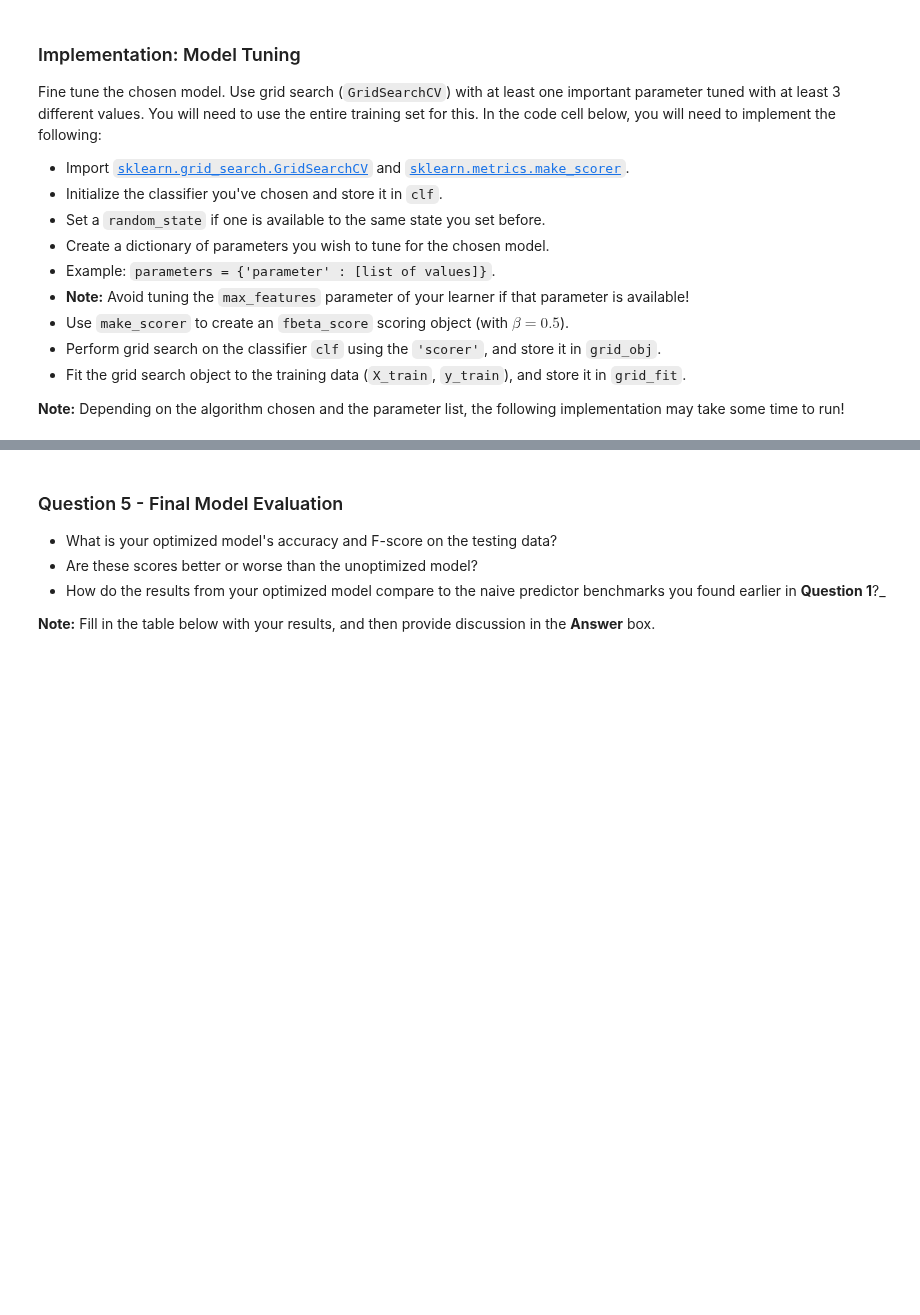
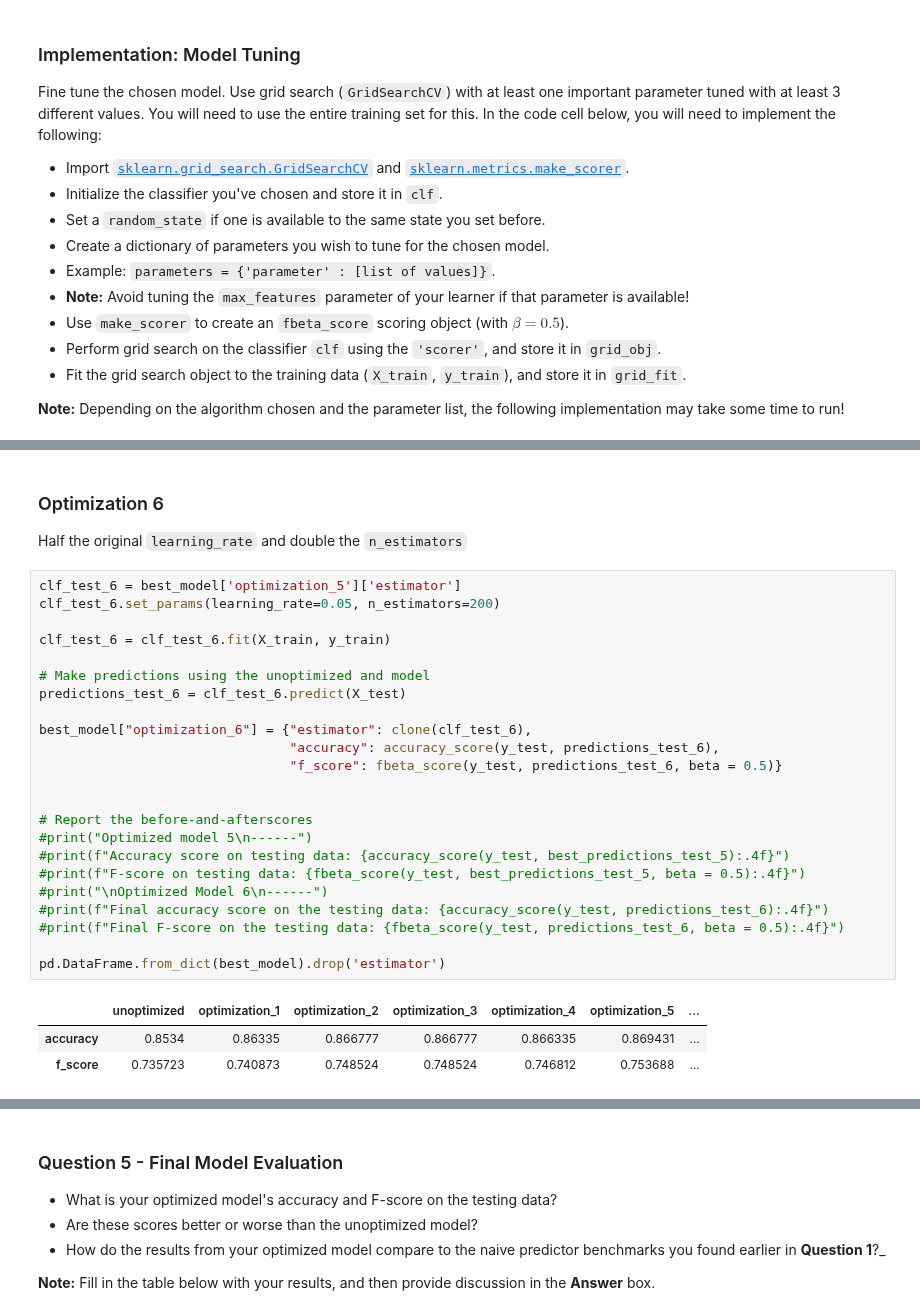
Before and after one commit to raduenuca/finding_donors, a Jupyter notebook: finding_donors.ipynb, the cells around one changed output, grey strips where cells are left out. Saved outputs shown, nothing was run; the diff lists cells and outputs as text; blank space fills up the shorter version.

````diff
--- a/finding_donors.ipynb
+++ b/finding_donors.ipynb
@@ -516,0 +739,30 @@ print(f"Final F-score on the testing data: {fbeta_score(y_test, best_predictions
+# %% [markdown]
+### Optimization 6
+Half the original ```learning_rate``` and double the ```n_estimators```
+# %%
+clf_test_6 = best_model['optimization_5']['estimator']
+clf_test_6.set_params(learning_rate=0.05, n_estimators=200)
+
+clf_test_6 = clf_test_6.fit(X_train, y_train)
+
+# Make predictions using the unoptimized and model
+predictions_test_6 = clf_test_6.predict(X_test)
+
+best_model["optimization_6"] = {"estimator": clone(clf_test_6),
+                                "accuracy": accuracy_score(y_test, predictions_test_6),
+                                "f_score": fbeta_score(y_test, predictions_test_6, beta = 0.5)}
+
+
+# Report the before-and-afterscores
+#print("Optimized model 5\n------")
+#print(f"Accuracy score on testing data: {accuracy_score(y_test, best_predictions_test_5):.4f}")
+#print(f"F-score on testing data: {fbeta_score(y_test, best_predictions_test_5, beta = 0.5):.4f}")
+#print("\nOptimized Model 6\n------")
+#print(f"Final accuracy score on the testing data: {accuracy_score(y_test, predictions_test_6):.4f}")
+#print(f"Final F-score on the testing data: {fbeta_score(y_test, predictions_test_6, beta = 0.5):.4f}")
+
+pd.DataFrame.from_dict(best_model).drop('estimator')
+# %% [output]
+|  | unoptimized | optimization_1 | optimization_2 | optimization_3 | optimization_4 | optimization_5 | ... |
+| accuracy | 0.8534 | 0.86335 | 0.866777 | 0.866777 | 0.866335 | 0.869431 | ... |
+| f_score | 0.735723 | 0.740873 | 0.748524 | 0.748524 | 0.746812 | 0.753688 | ... |
````
Also changed, not shown: parts of 25 cells of this notebook.
